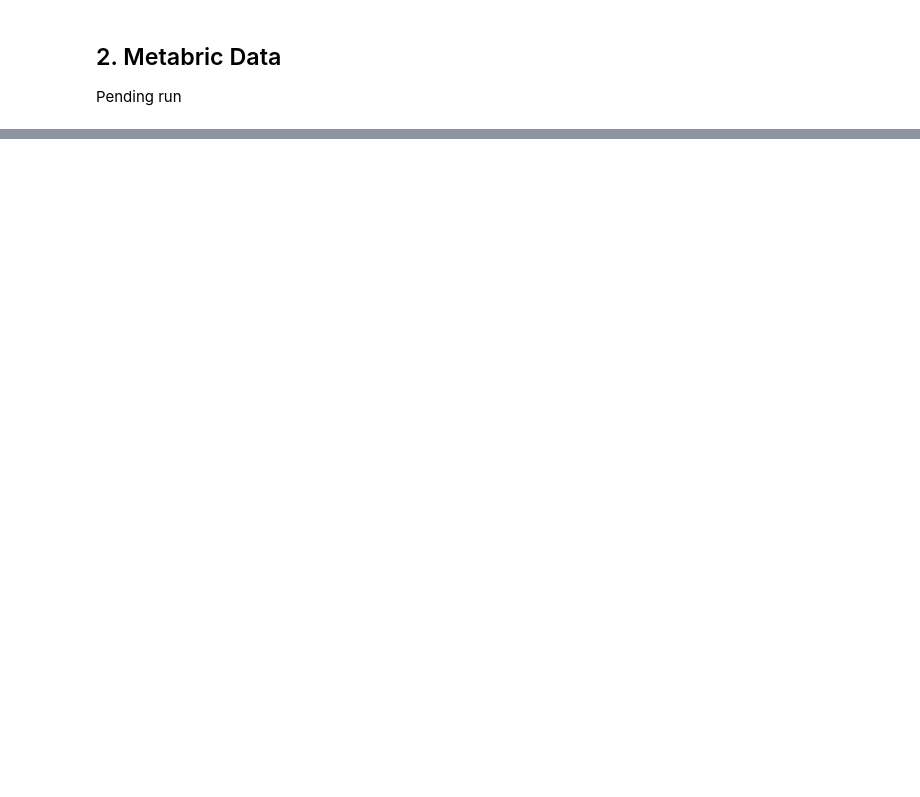
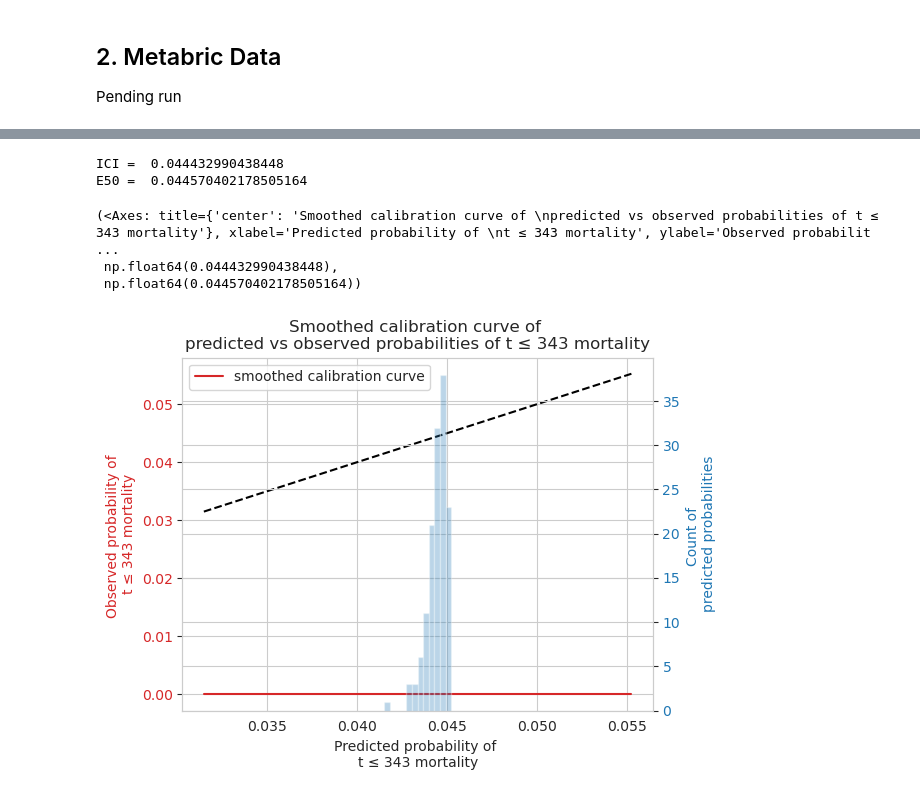
Before and after one commit to steliosbl/SurvSHAREs, a Jupyter notebook: share_evaluation.ipynb, the cells around one changed output, grey strips where cells are left out. Cells and saved outputs as stored; diff of their text form; code cells hidden in the pictures; blank space fills up the shorter version.

```diff
--- a/share_evaluation.ipynb
+++ b/share_evaluation.ipynb
@@ -139,0 +162,8 @@ Pending run
+# %%
+variant = 'gbsg2_pll_shrink'
+checkpoint_dir = Path(f'data/checkpoints/{variant}')
+timestamp = max(os.listdir(checkpoint_dir), key=lambda x: datetime.strptime(x, "%Y-%m-%dT%H.%M.%S"))
+# %%
+res_df = pd.read_csv(checkpoint_dir / timestamp / "output.csv")
+res_df = res_df[res_df.n_shapes != 0].sort_values(by="c_test", ascending=False).reset_index(drop=True)
+res_df.head(10)
@@ -139,0 +182,13 @@ Pending run
+# %%
+eq = res_df.iloc[1]['equation']
+id = res_df.iloc[1]['id']
+
+esr_best = load_share_from_checkpoint(
+    timestamp, eq,
+    checkpoint_dir=checkpoint_dir,
+    task='regression',
+    n_features=len(feature_names),
+    equation_id=id
+)
+esr_best._program.feature_names = feature_names
+esr_best
@@ -139,0 +212,4 @@ Pending run
+# %%
+esr_wrapped = SymRegPH(esr_best)
+esr_wrapped.compute_baseline_hazards(X_train, (T_train, E_train))
+surv_pred = esr_wrapped.predict_surv_df(X_test, max_duration=351)
@@ -139,0 +225,9 @@ Pending run
+# %%
+survival_probability_calibration(surv_pred, T_test, E_test, t0=343)
+# %% [output]
+ICI =  0.044432990438448
+E50 =  0.044570402178505164
+(<Axes: title={'center': 'Smoothed calibration curve of \npredicted vs observed probabilities of t ≤ 343 mortality'}, xlabel='Predicted probability of \nt ≤ 343 mortality', ylabel='Observed probabilit ...
+ np.float64(0.044432990438448),
+ np.float64(0.044570402178505164))
+[figure, added]
```
Also changed, not shown: parts of 10 cells of this notebook.
